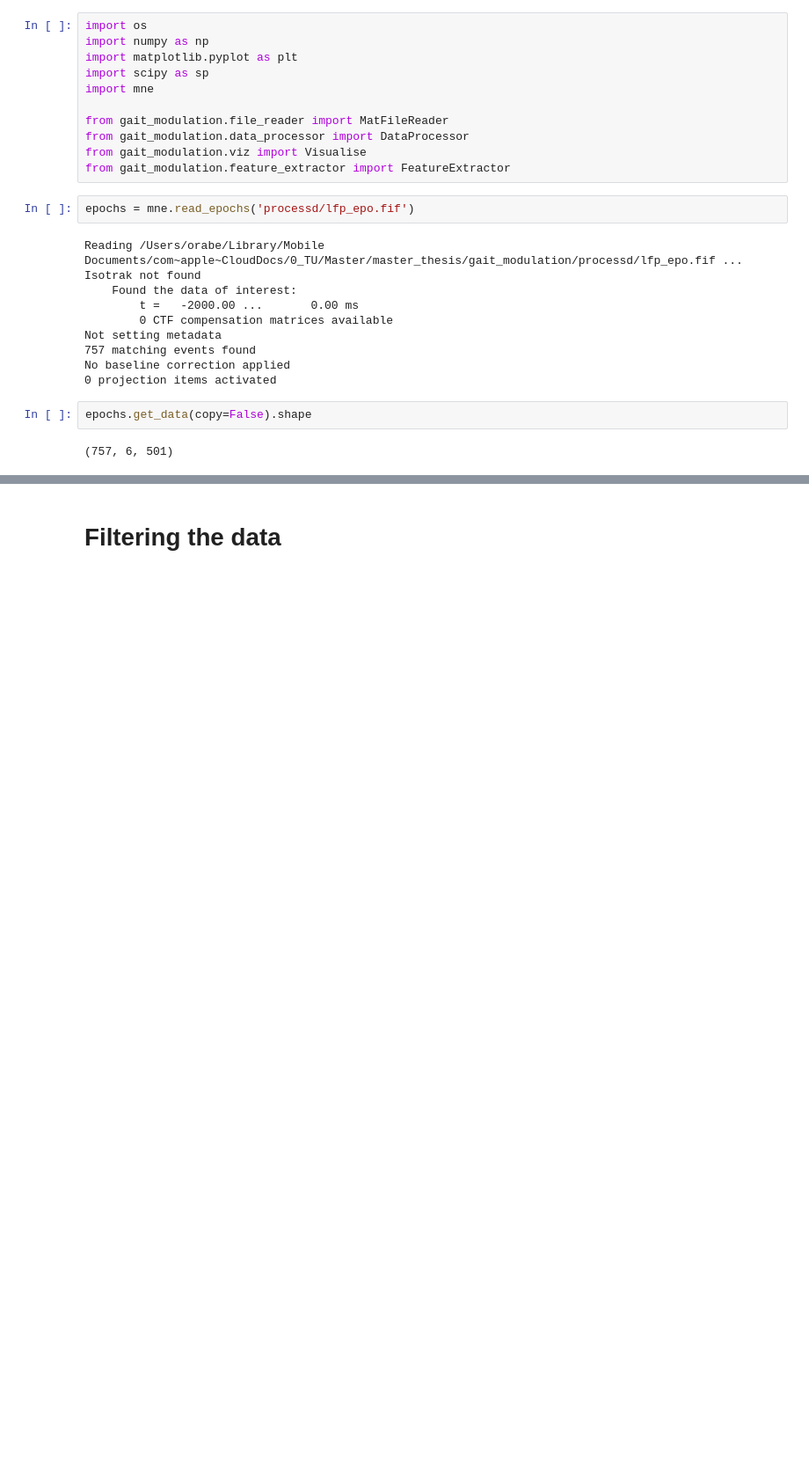
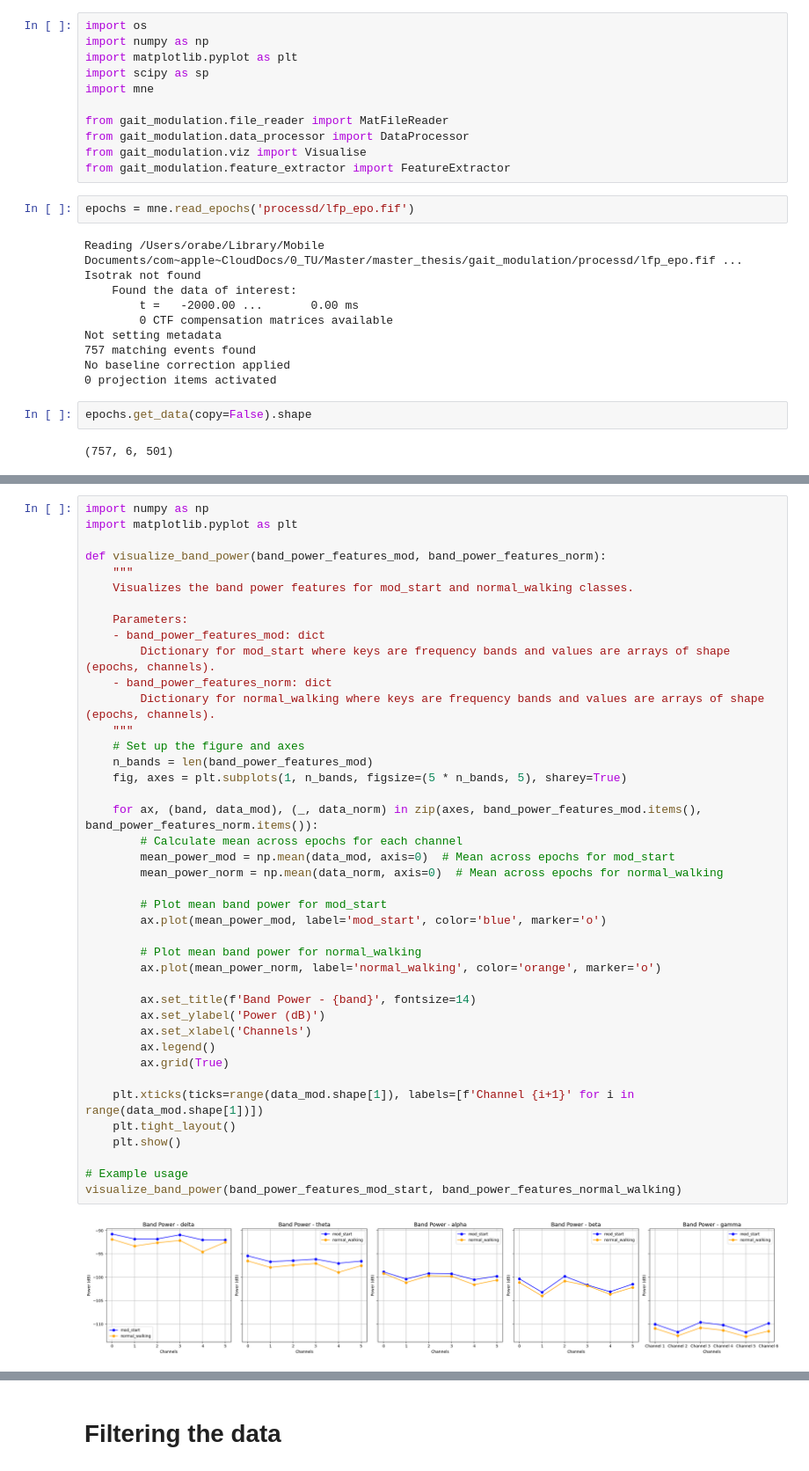
Before and after one commit to orabe/gaitmod, a Jupyter notebook: examples/lfp_all_data copy.ipynb, the cells around one changed output, grey strips where cells are left out. Shown at 88% size. Cells and saved outputs as stored; diff of their text form; blank space fills up the shorter version.

```diff
--- a/examples/lfp_all_data copy.ipynb
+++ b/examples/lfp_all_data copy.ipynb
@@ -464,6 +407,49 @@ def visualize_band_power(band_power_features):
 visualize_band_power(band_power_features)
 # %% [output]
 [figure]
+# %%
+import numpy as np
+import matplotlib.pyplot as plt
+
+def visualize_band_power(band_power_features_mod, band_power_features_norm):
+    """
+    Visualizes the band power features for mod_start and normal_walking classes.
+
+    Parameters:
+    - band_power_features_mod: dict
+        Dictionary for mod_start where keys are frequency bands and values are arrays of shape (epochs, channels).
+    - band_power_features_norm: dict
+        Dictionary for normal_walking where keys are frequency bands and values are arrays of shape (epochs, channels).
+    """
+    # Set up the figure and axes
+    n_bands = len(band_power_features_mod)
+    fig, axes = plt.subplots(1, n_bands, figsize=(5 * n_bands, 5), sharey=True)
+
+    for ax, (band, data_mod), (_, data_norm) in zip(axes, band_power_features_mod.items(), band_power_features_norm.items()):
+        # Calculate mean across epochs for each channel
+        mean_power_mod = np.mean(data_mod, axis=0)  # Mean across epochs for mod_start
+        mean_power_norm = np.mean(data_norm, axis=0)  # Mean across epochs for normal_walking
+
+        # Plot mean band power for mod_start
+        ax.plot(mean_power_mod, label='mod_start', color='blue', marker='o')
+
+        # Plot mean band power for normal_walking
+        ax.plot(mean_power_norm, label='normal_walking', color='orange', marker='o')
+
+        ax.set_title(f'Band Power - {band}', fontsize=14)
+        ax.set_ylabel('Power (dB)')
+        ax.set_xlabel('Channels')
+        ax.legend()
+        ax.grid(True)
+
+    plt.xticks(ticks=range(data_mod.shape[1]), labels=[f'Channel {i+1}' for i in range(data_mod.shape[1])])
+    plt.tight_layout()
+    plt.show()
+
+# Example usage
+visualize_band_power(band_power_features_mod_start, band_power_features_normal_walking)
+# %% [output]
+[figure, added]
 # %%
 def visualize_psd(psd_features):
     """
```
Also changed, not shown: parts of 39 cells of this notebook, 24 other files.
